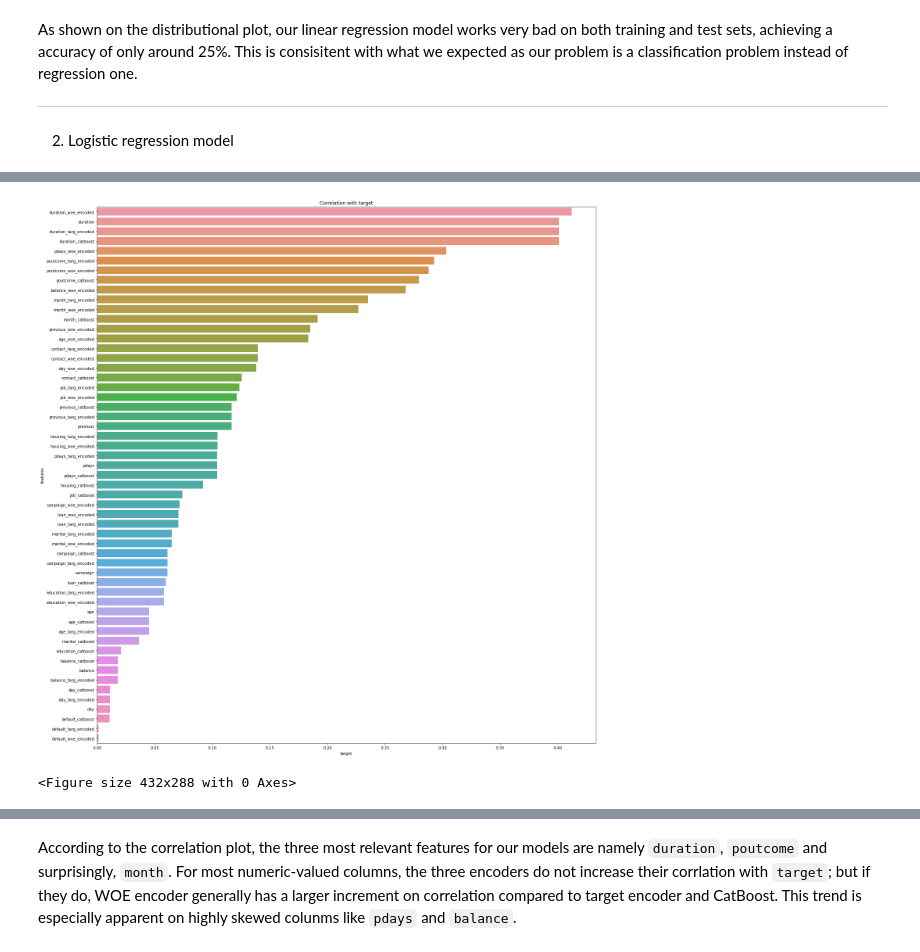
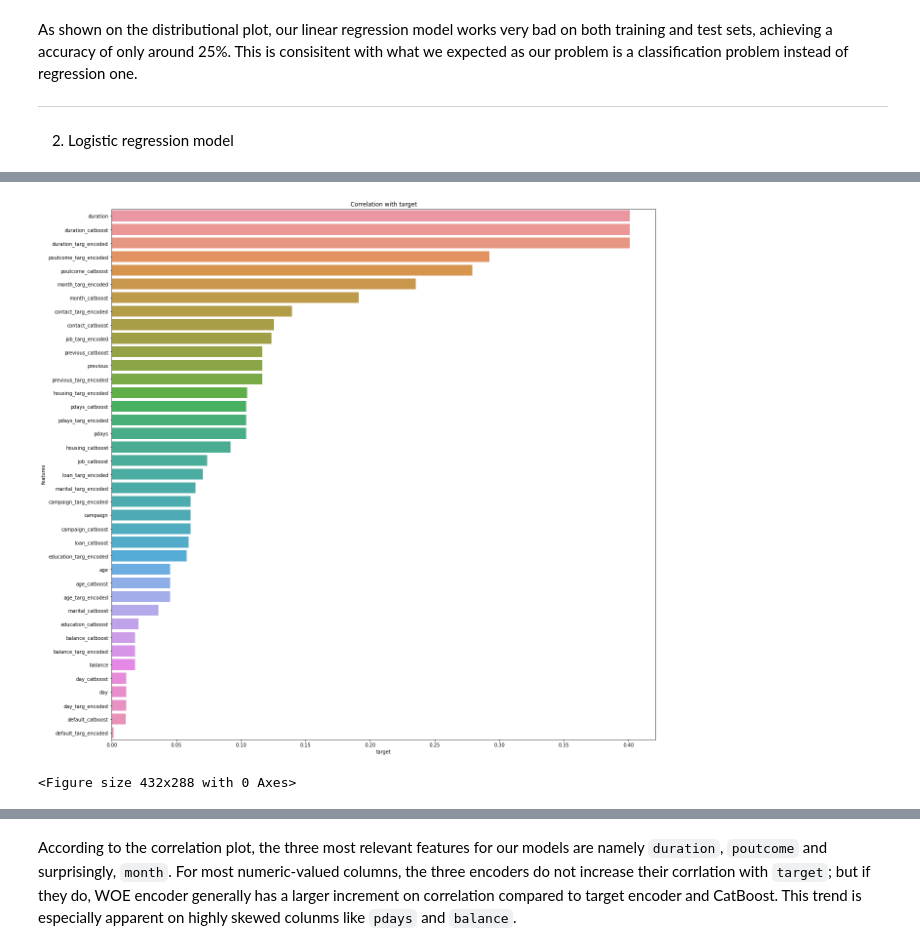
Before and after one commit to BerylliuMM2000/BankMarketing, a Jupyter notebook: Bank-Marketing-Campaign.ipynb, the cells around one changed output, grey strips where cells are left out. Cells and saved outputs as stored; diff of their text form; code cells hidden in the pictures.

```diff
--- a/Bank-Marketing-Campaign.ipynb
+++ b/Bank-Marketing-Campaign.ipynb
@@ -291,15 +306 @@ Standard Deviation is: 0.007120413740049291
-# %%
-# Try WOE encoder for logistic regression
-# Extracted and modified from https://www.kaggle.com/code/davidbnn92/weight-of-evidence-encoding/notebook
-
-from category_encoders import *
-
-bank_raw= read_csv("bank.csv", delimiter = ";")
-bank_raw_features = bank_raw.copy().drop(columns = ["y"])
-bank_features = bank_raw.drop(columns = ["y"])
-col = bank_features.columns
-bank_target = bank_raw["y"].map(dict(yes=1, no=0))
-woe_encoder = WOEEncoder(cols = col)
-woe_training_features = woe_encoder.fit_transform(bank_features, bank_target).add_suffix("_woe_encoded")
-bank_features = bank_features.join(woe_training_features)
 # %%
@@ -360,24 +376,27 @@ Mean accuracy score: 92.479%
 # %%
-encoder = TargetEncoder(smoothing=0.2)
-encoded_train = encoder.fit_transform(bank_raw_features, bank_target).add_suffix('_targ_encoded')
-bank_features = bank_features.join(encoded_train)
+bank_raw = read_csv("bank.csv", delimiter = ";")
+bank_raw_features = bank_raw.drop(columns = ["y"])
 
-encoder = CatBoostEncoder()
-encoded_train = encoder.fit_transform(bank_raw_features, bank_target).add_suffix('_catboost')
-bank_features = bank_features.join(encoded_train)
+target = TargetEncoder(smoothing=0.2)
+target_train = target.fit_transform(bank_raw_features, bank_target).add_suffix('_targ_encoded')
+bank_features = bank_features.join(target_train)
+
+cb = CatBoostEncoder()
+cb_train = cb.fit_transform(bank_raw_features, bank_target).add_suffix('_catboost')
+bank_features = bank_features.join(cb_train)
 
 training_set = bank_features.copy()
 training_set['target'] = bank_target
 corrmat = training_set.corr()
 corr_with_target = corrmat['target'].apply(abs).sort_values(ascending=False)
 corr_with_target.drop(['target'], inplace=True)
 df = DataFrame(data={'features': corr_with_target.index, 'target': corr_with_target.values})
 figure(figsize=(20, 20))
 barplot(x="target", y="features", data=df)
 title('Correlation with target')
-tight_layout()
+#tight_layout()
 show()
-savefig("Correlation.png")
+savefig("correlation")
 # %% [output]
-[figure, old version]
+[figure, new version]
 <Figure size 432x288 with 0 Axes>
```
Also changed, not shown: parts of 20 cells of this notebook.
